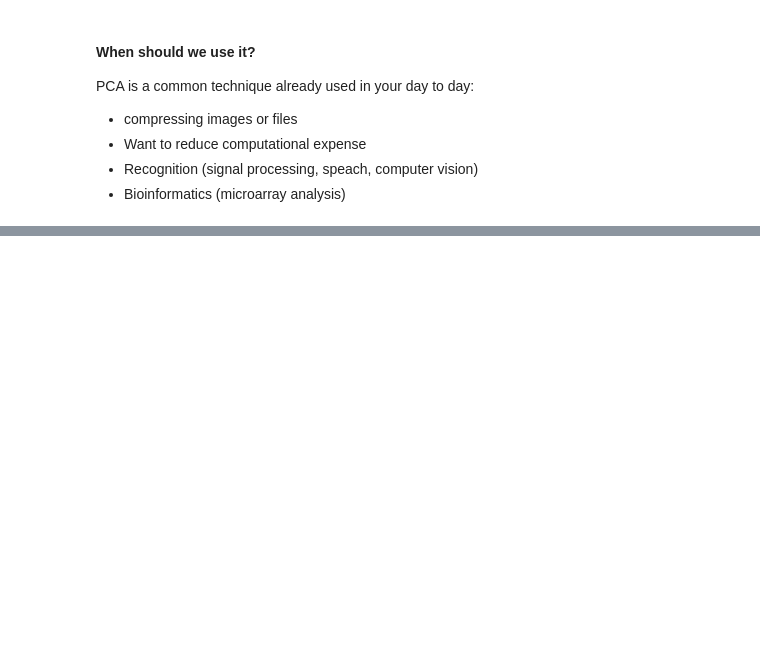
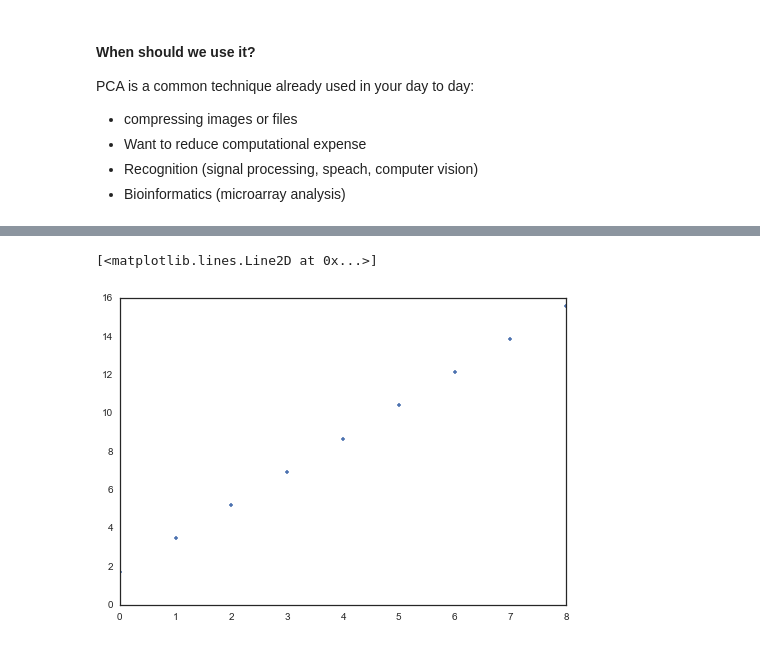
Before and after one commit to podopie/DAT18NYC, a Jupyter notebook: classes/16-feature_selection_pca.ipynb, the cells around one changed output, grey strips where cells are left out. Saved outputs shown, nothing was run; the diff lists cells and outputs as text; code cells hidden in the pictures; blank space fills up the shorter version.

```diff
--- a/classes/16-feature_selection_pca.ipynb
+++ b/classes/16-feature_selection_pca.ipynb
@@ -256,0 +370,6 @@ examples: walk through two very simple matrices
+# %%
+plt.figure()
+plt.plot(X_transformed[0], '.')
+# %% [output]
+[<matplotlib.lines.Line2D at 0x...>]
+[figure, added]
```
Also changed, not shown: parts of 27 cells of this notebook, 2 other files.
